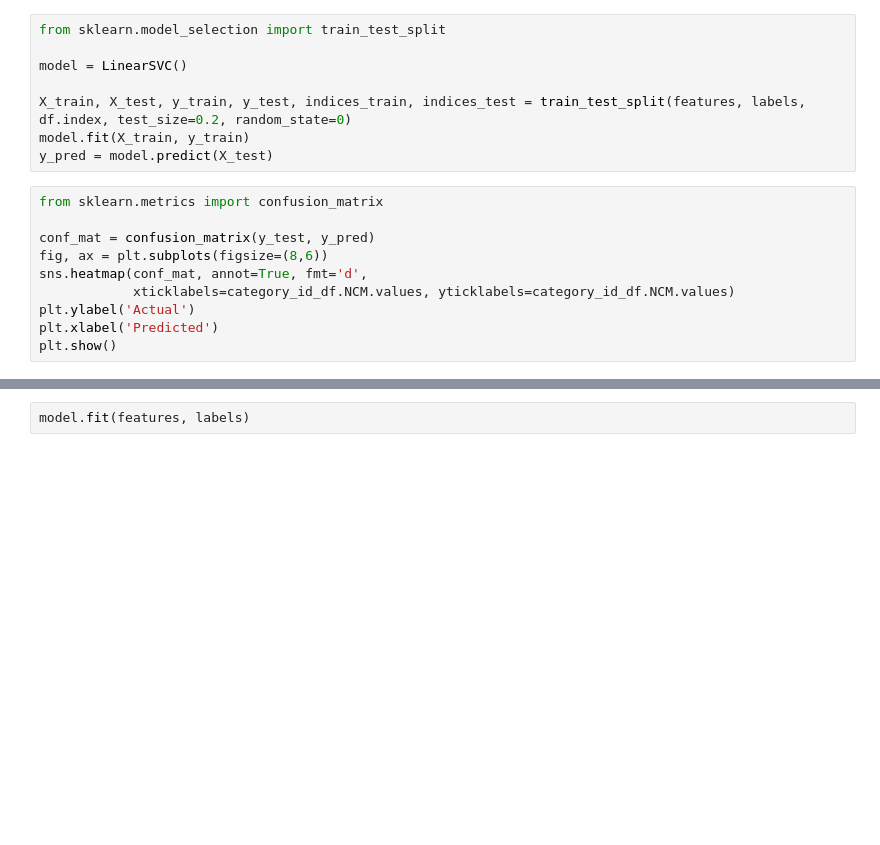
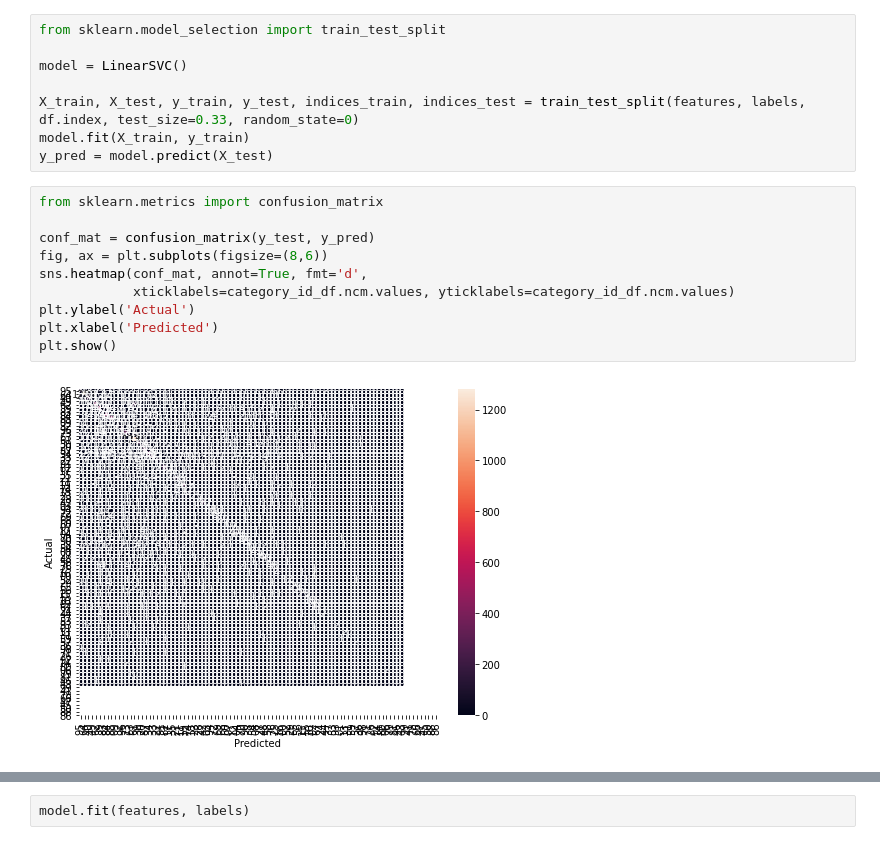
Before and after one commit to pedrobragap/products_classification, a Jupyter notebook: products_classificantion.ipynb, the cells around one changed output, grey strips where cells are left out. Saved outputs shown, nothing was run; the diff lists cells and outputs as text; blank space fills up the shorter version.

```diff
--- a/products_classificantion.ipynb
+++ b/products_classificantion.ipynb
@@ -98,19 +178,21 @@ from sklearn.model_selection import train_test_split
 
 model = LinearSVC()
 
-X_train, X_test, y_train, y_test, indices_train, indices_test = train_test_split(features, labels, df.index, test_size=0.2, random_state=0)
+X_train, X_test, y_train, y_test, indices_train, indices_test = train_test_split(features, labels, df.index, test_size=0.33, random_state=0)
 model.fit(X_train, y_train)
 y_pred = model.predict(X_test)
 # %%
 from sklearn.metrics import confusion_matrix
 
 conf_mat = confusion_matrix(y_test, y_pred)
 fig, ax = plt.subplots(figsize=(8,6))
 sns.heatmap(conf_mat, annot=True, fmt='d',
-            xticklabels=category_id_df.NCM.values, yticklabels=category_id_df.NCM.values)
+            xticklabels=category_id_df.ncm.values, yticklabels=category_id_df.ncm.values)
 plt.ylabel('Actual')
 plt.xlabel('Predicted')
 plt.show()
+# %% [output]
+[figure, added]
 # %%
 from IPython.display import display
 
```
Also changed, not shown: parts of 26 cells of this notebook.
